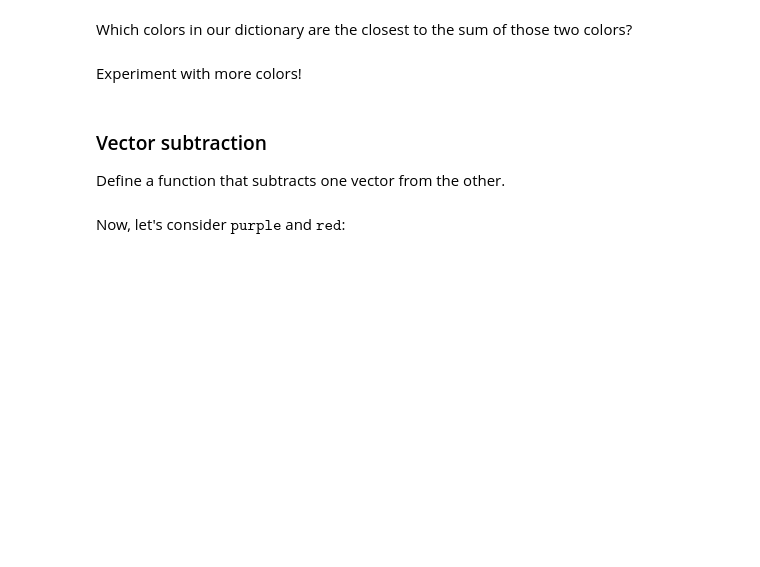
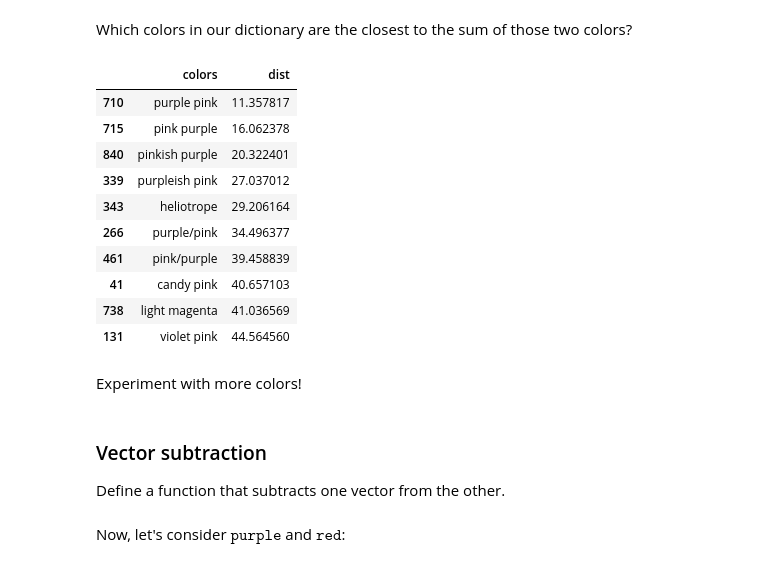
Before and after one commit to superkisa/MaGaML, a Jupyter notebook: MathRefresher/sem_Colors.ipynb, the cells around one changed output. Cells and saved outputs as stored; diff of their text form; code cells hidden in the pictures; blank space fills up the shorter version.

```diff
--- a/MathRefresher/sem_Colors.ipynb
+++ b/MathRefresher/sem_Colors.ipynb
@@ -127,11 +122,11 @@ int
 # %%
-import numpy as np
+from math import sqrt
 
 def distance(color1, color2):
   # Your code here
     color1 = np.array(color1)
     color2 = np.array(color2)
-    return (np.sum((color1-color2)**2))**0.5
+    return sqrt(np.sum((color1-color2)**2))
 # %% [markdown]
 Try to use your function for computing distances between different colors in the data. What do you observe?
 # %%
@@ -142,7 +137,3 @@ distance(colors['red'], colors['dark red'])
 distance(colors['red'], colors['blue'])
 # %% [output]
 324.49036965678965
-# %%
-d = {'colors': list(colors.keys()), 'col2': np.zeros(len(colors.keys()))}
-df = pd.DataFrame(data=d)
-df.head()
@@ -200,7 +180,9 @@ Define a function that sums up to vectors.
 # %%
 def add_colors(color1, color2):
   # Your code here
-  pass
+    color1 = np.array(color1)
+    color2 = np.array(color2)
+    return color1+color2
 # %% [markdown]
 Let's consider two colors, for example $\texttt{red}$ and $\texttt{blue}$:
 # %%
@@ -225,3 +208,21 @@ Which colors in our dictionary are the closest to the sum of those two colors?
+# %%
+# Your code here
+
+color3 = add_colors(colors[color1], colors[color2])
+closest = find_n_closest(colors, color3, n=10)
+closest
+# %% [output]
+|  | colors | dist |
+| 710 | purple pink | 11.357817 |
+| 715 | pink purple | 16.062378 |
+| 840 | pinkish purple | 20.322401 |
+| 339 | purpleish pink | 27.037012 |
+| 343 | heliotrope | 29.206164 |
+| 266 | purple/pink | 34.496377 |
+| 461 | pink/purple | 39.458839 |
+| 41 | candy pink | 40.657103 |
+| 738 | light magenta | 41.036569 |
+| 131 | violet pink | 44.564560 |
 # %% [markdown]
 Experiment with more colors!
 # %% [markdown]
```
Also changed, not shown: parts of 13 cells of this notebook.
